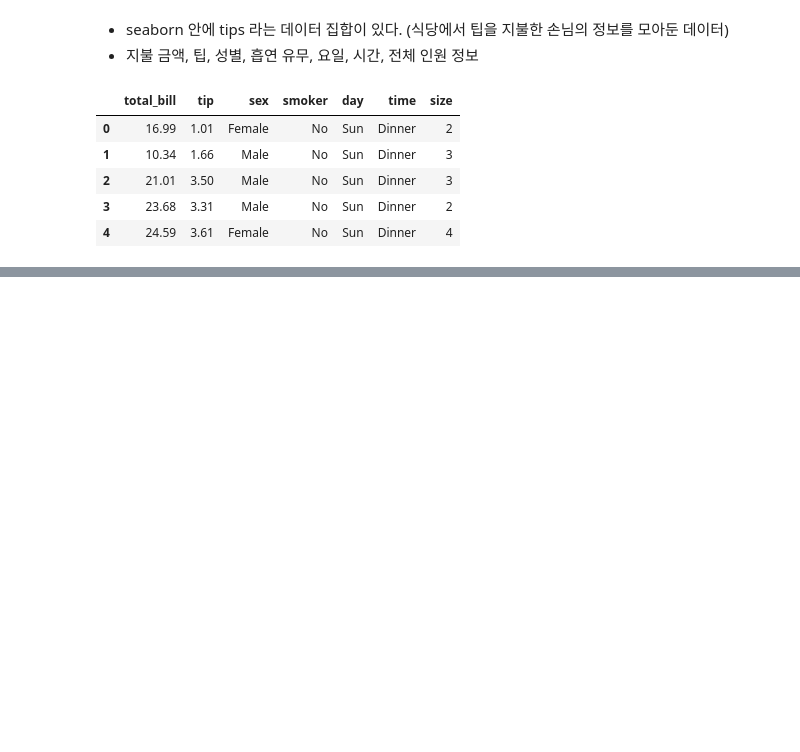
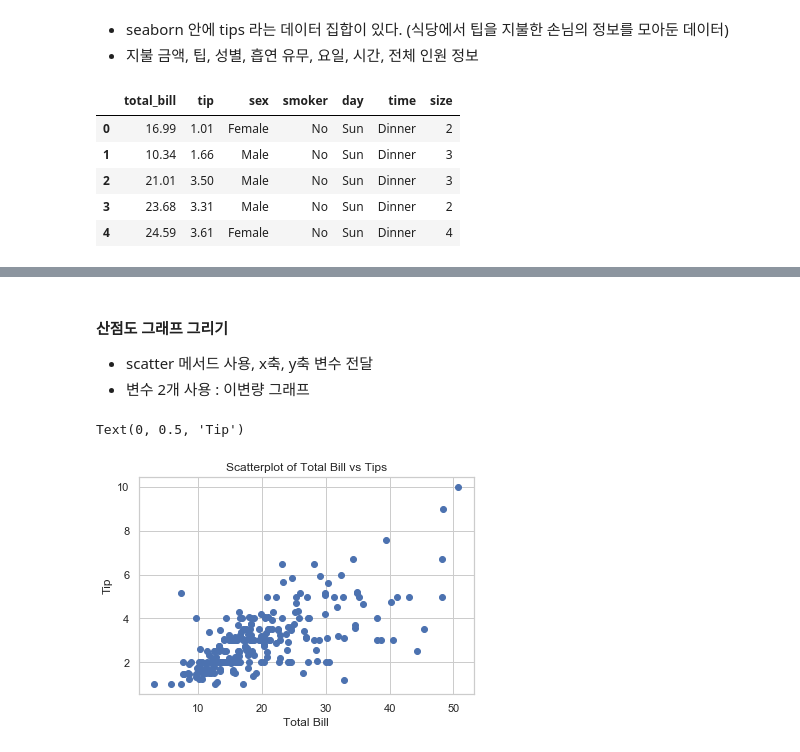
Before and after one commit to JJdeva/Study, a Jupyter notebook: Pandas/두잇판다스/Do_it_pandas_study_day3_1.ipynb, the cells around one changed output, grey strips where cells are left out. Saved outputs shown, nothing was run; the diff lists cells and outputs as text; code cells hidden in the pictures; blank space fills up the shorter version.

```diff
--- a/Pandas/두잇판다스/Do_it_pandas_study_day3_1.ipynb
+++ b/Pandas/두잇판다스/Do_it_pandas_study_day3_1.ipynb
@@ -20,0 +37,14 @@ tips.head()
+# %% [markdown]
+#### 산점도 그래프 그리기
+- scatter 메서드 사용, x축, y축 변수 전달
+- 변수 2개 사용 : 이변량 그래프
+# %%
+scatter_plot = plt.figure()
+axes1 = scatter_plot.add_subplot(1,1,1)
+axes1.scatter(tips['total_bill'], tips['tip'])
+axes1.set_title('Scatterplot of Total Bill vs Tips')
+axes1.set_xlabel('Total Bill')
+axes1.set_ylabel('Tip')
+# %% [output]
+Text(0, 0.5, 'Tip')
+[figure, added]
```
Also changed, not shown: parts of 39 cells of this notebook.
